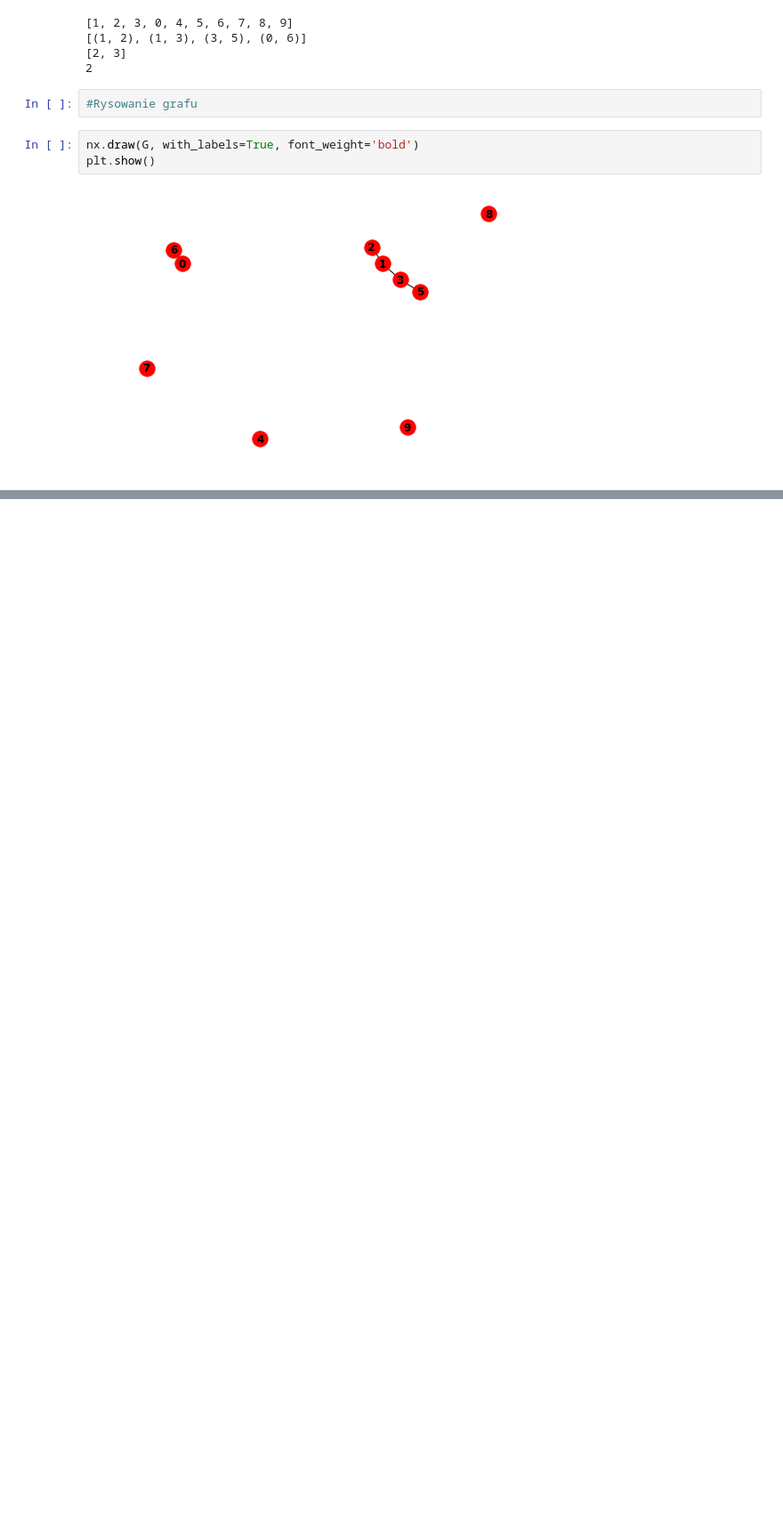
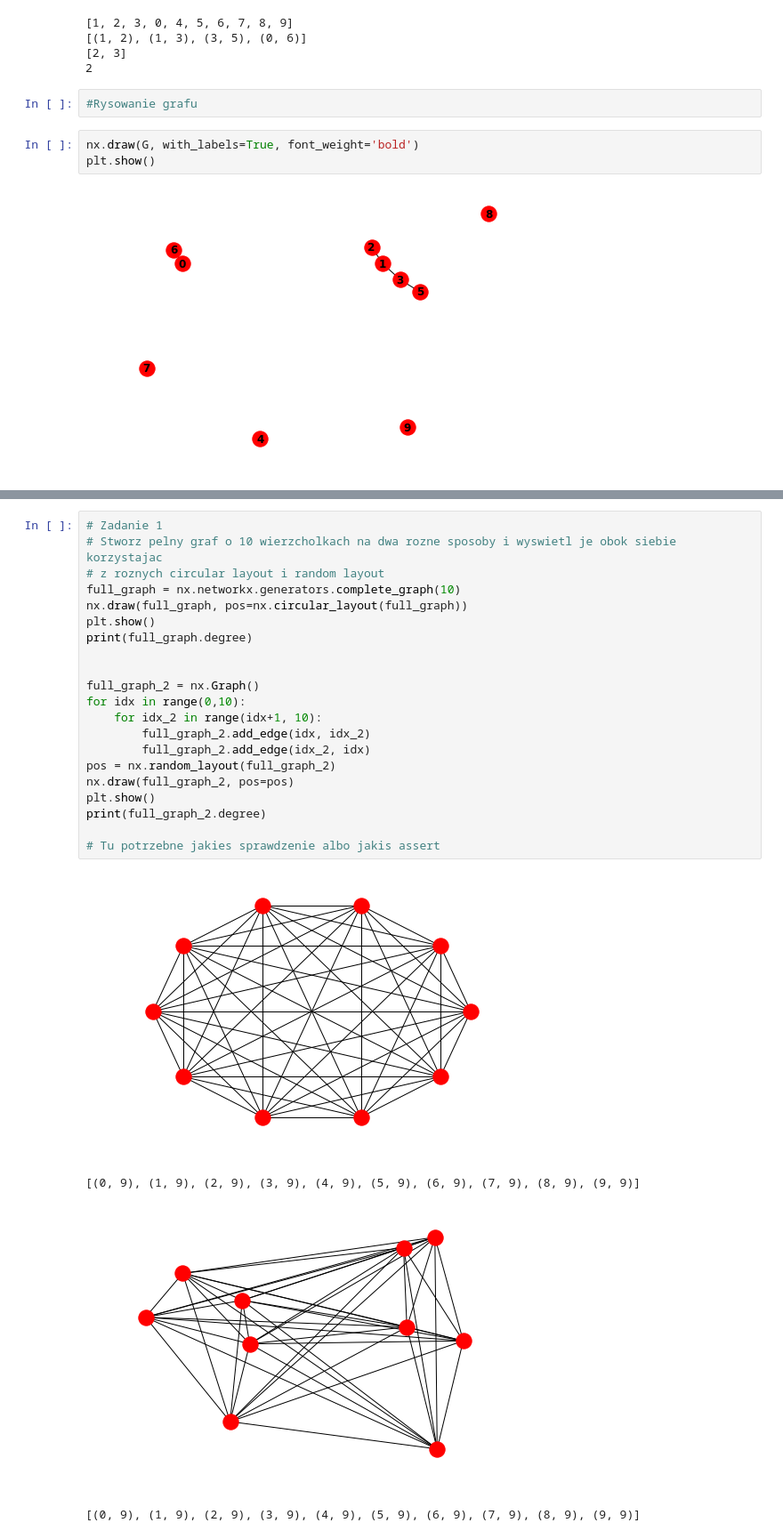
Before and after one commit to grzegorzborkowski/networkx-tutorial, a Jupyter notebook: NetworkX.ipynb, the cells around one changed output, grey strips where cells are left out. Shown: that part at 89% size. Cells and saved outputs as stored; diff of their text form; blank space fills up the shorter version.

```diff
--- a/NetworkX.ipynb
+++ b/NetworkX.ipynb
@@ -35,0 +42,26 @@ G2 = nx.networkx.generators.barabasi_albert_graph(10, 5)
+# %%
+# Zadanie 1
+# Stworz pelny graf o 10 wierzcholkach na dwa rozne sposoby i wyswietl je obok siebie korzystajac
+# z roznych circular layout i random layout
+full_graph = nx.networkx.generators.complete_graph(10)
+nx.draw(full_graph, pos=nx.circular_layout(full_graph))
+plt.show()
+print(full_graph.degree)
+
+
+full_graph_2 = nx.Graph()
+for idx in range(0,10):
+    for idx_2 in range(idx+1, 10):
+        full_graph_2.add_edge(idx, idx_2)
+        full_graph_2.add_edge(idx_2, idx)
+pos = nx.random_layout(full_graph_2)
+nx.draw(full_graph_2, pos=pos)
+plt.show()
+print(full_graph_2.degree)
+
+# Tu potrzebne jakies sprawdzenie albo jakis assert
+# %% [output]
+[figure, added]
+[(0, 9), (1, 9), (2, 9), (3, 9), (4, 9), (5, 9), (6, 9), (7, 9), (8, 9), (9, 9)]
+[figure, added]
+[(0, 9), (1, 9), (2, 9), (3, 9), (4, 9), (5, 9), (6, 9), (7, 9), (8, 9), (9, 9)]
```
Also changed, not shown: parts of 3 cells of this notebook.
